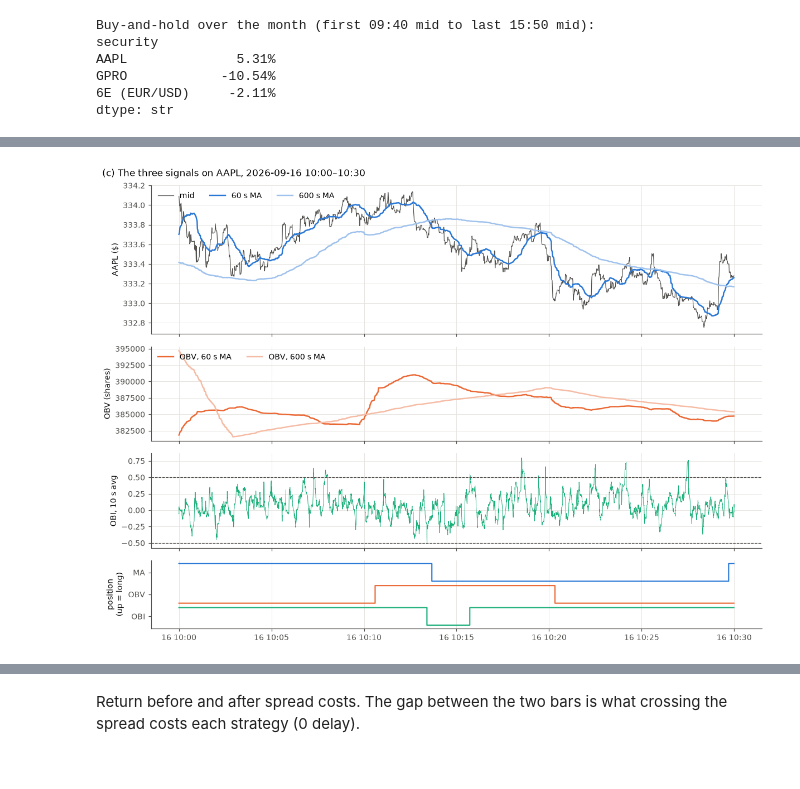
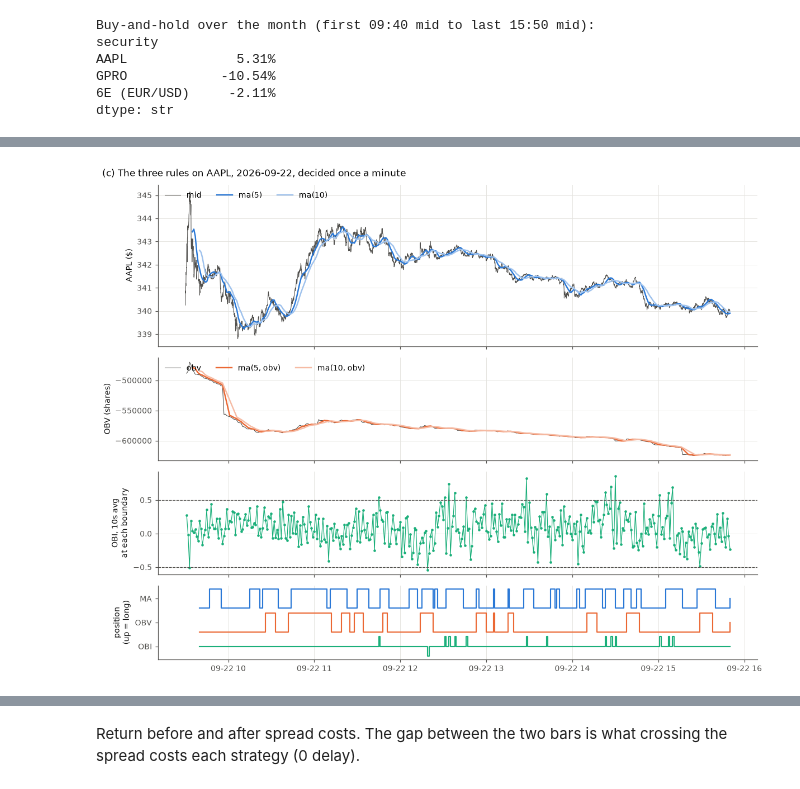
Before and after one commit to jack-duncan/230X-psets, a Jupyter notebook: project/speed.ipynb, the cells around one changed output, grey strips where cells are left out. Drawn from its saved outputs; the diff is of its cells as text; code cells hidden in the pictures.

```diff
--- a/project/speed.ipynb
+++ b/project/speed.ipynb
@@ -41,14 +43,16 @@ DELAYS = [0, 100, 1000]                              # ms, the three required
 DELAY_GRID = [0, 10, 20, 50, 100, 200, 500, 1000]    # ms, the paper's Figure 6 x-axis
 BOOK = 1_000_000
 
-# trading window: signals warm up from 09:30, positions only 09:40-15:50, flat at 15:50
+# the paper's trading procedure (section 3.1): a signal at every 60-second interval change,
+# acted on only from 09:40, everything unwound at 15:50
+INTERVAL = "60s"
 TRADE_START, TRADE_END = "09:40", "15:50"
 
-# signal parameters, the same for all three securities (chosen for turnover, not return)
-SHORT, LONG = "60s", "600s"   # MA / OBV windows
-MA_BAND = 1.0                 # MA band, in units of the current quoted spread
-OBV_K = 0.05                  # OBV band, as a fraction of volume traded in the long window
-OBI_WINDOW, OBI_TH = "10s", 0.5
+# rule settings, one point from the paper's Appendix A grid (60-second interval), the same
+# for all three securities. Lookbacks s and l are in intervals (minutes); b is the bandwidth.
+MA_S, MA_L, MA_B = 5, 10, 0.0
+OBV_S, OBV_L, OBV_B = 5, 10, 0.0
+OBI_WINDOW, OBI_TH = "10s", 0.5   # own signal
 
 # chart styling: one hue per signal (validated categorical slots 1-3); delay = lightness + dash
 SIG_COLOR = {"MA": "#2a78d6", "OBV": "#eb6834", "OBI": "#1baf7a"}
@@ -361,50 +390,44 @@ The chart below shows half an hour of AAPL, chosen as a window in which all thre
 # %%
-# reload the AAPL day on which OBI trades most, so all three signals are visible
 ex_day = all_legs.query("security == 'AAPL' and signal == 'OBI' and delay == 0").day.value_counts().idxmax()
 df_ex = load_day("AAPL", ex_day)
-tgt_ex, aux_ex = signals(df_ex)
-# show the half hour (after 10:00) in which every signal changes position: max of the min count
-SPAN = pd.Timedelta("30min")
-changes = tgt_ex.diff().ne(0).between_time("10:00", "15:19:59").resample(SPAN).sum()
-h0 = changes.min(axis=1).idxmax()
-win = slice(h0, h0 + SPAN)
-one_s = lambda s: s.loc[win].resample("1s").last().ffill()
+g_ex = at_boundaries(df_ex)
+S_ex, aux_ex = signals(g_ex)
+sess_ex = df_ex.between_time("09:30", TRADE_END).mid.resample("5s").last()
 
-fig, axes = plt.subplots(4, 1, figsize=(11, 8), sharex=True,
+fig, axes = plt.subplots(4, 1, figsize=(11, 8.5), sharex=True,
                          gridspec_kw={"height_ratios": [2.2, 1.4, 1.4, 1]})
 ax = axes[0]
-ax.plot(one_s(df_ex.mid), color=MUTED, lw=0.8, label="mid")
-ax.plot(one_s(aux_ex["ma_s"]), color=SIG_COLOR["MA"], lw=1.6, label="60 s MA")
-ax.plot(one_s(aux_ex["ma_l"]), color=shade(SIG_COLOR["MA"], 0.45), lw=1.6, label="600 s MA")
+ax.plot(sess_ex, color=MUTED, lw=0.7, label="mid")
+ax.plot(aux_ex["ma_s"], color=SIG_COLOR["MA"], lw=1.6, label=f"ma({MA_S})")
+ax.plot(aux_ex["ma_l"], color=shade(SIG_COLOR["MA"], 0.45), lw=1.6, label=f"ma({MA_L})")
 ax.set_ylabel("AAPL ($)")
 ax.legend(loc="upper left", ncol=3)
 
 ax = axes[1]
-obv = aux_ex["obv"]
-ax.plot(one_s(obv.rolling(SHORT).mean()), color=SIG_COLOR["OBV"], lw=1.6, label="OBV, 60 s MA")
-ax.plot(one_s(obv.rolling(LONG).mean()), color=shade(SIG_COLOR["OBV"], 0.45), lw=1.6, label="OBV, 600 s MA")
+ax.plot(g_ex.obv, color=MUTED, lw=0.7, label="obv")
+ax.plot(aux_ex["obv_s"], color=SIG_COLOR["OBV"], lw=1.6, label=f"ma({OBV_S}, obv)")
+ax.plot(aux_ex["obv_l"], color=shade(SIG_COLOR["OBV"], 0.45), lw=1.6, label=f"ma({OBV_L}, obv)")
 ax.set_ylabel("OBV (shares)")
-ax.legend(loc="upper left", ncol=2)
+ax.legend(loc="upper left", ncol=3)
 
 ax = axes[2]
-ax.plot(aux_ex["imb"].loc[win], color=SIG_COLOR["OBI"], lw=0.6)  # every event, so threshold crossings show
+ax.plot(g_ex.imb, color=SIG_COLOR["OBI"], lw=0.8, marker="o", ms=2)
 for th in (OBI_TH, -OBI_TH):
     ax.axhline(th, color=MUTED, lw=0.8, ls="--")
-ax.set_ylabel("OBI, 10 s avg")
+ax.set_ylabel(f"OBI, {OBI_WINDOW} avg\nat each boundary")
 
 ax = axes[3]
+tgt_ex = pd.DataFrame({sig: target(S_ex[sig]) for sig in SIGNALS})
 for k, sig in enumerate(SIGNALS):
-    ax.step(one_s(tgt_ex[sig]).index, one_s(tgt_ex[sig]) * 0.8 + 2 * (2 - k), where="post",
-            color=SIG_COLOR[sig], lw=1.4)
+    ax.step(tgt_ex.index, tgt_ex[sig] * 0.8 + 2 * (2 - k), where="post", color=SIG_COLOR[sig], lw=1.4)
 ax.set_yticks([4, 2, 0], SIGNALS)
 ax.set_ylabel("position\n(up = long)")
 ax.grid(axis="y", visible=False)
-fig.suptitle(f"(c) The three signals on AAPL, {ex_day} {h0:%H:%M}–{h0 + SPAN:%H:%M}",
-             x=0.01, ha="left", fontsize=11)
+fig.suptitle(f"(c) The three rules on AAPL, {ex_day}, decided once a minute", x=0.01, ha="left", fontsize=11)
 fig.tight_layout()
 save(fig, "c_signals_example")
 # %% [output]
-[figure, old version]
+[figure, new version]
 # %%
 turnover = (all_legs[all_legs.delay == 0].groupby(["security", "signal"], sort=False)
             .size().div(len(DAYS)).unstack()[SIGNALS])
```
Also changed, not shown: parts of 22 cells of this notebook, 13 other files.
